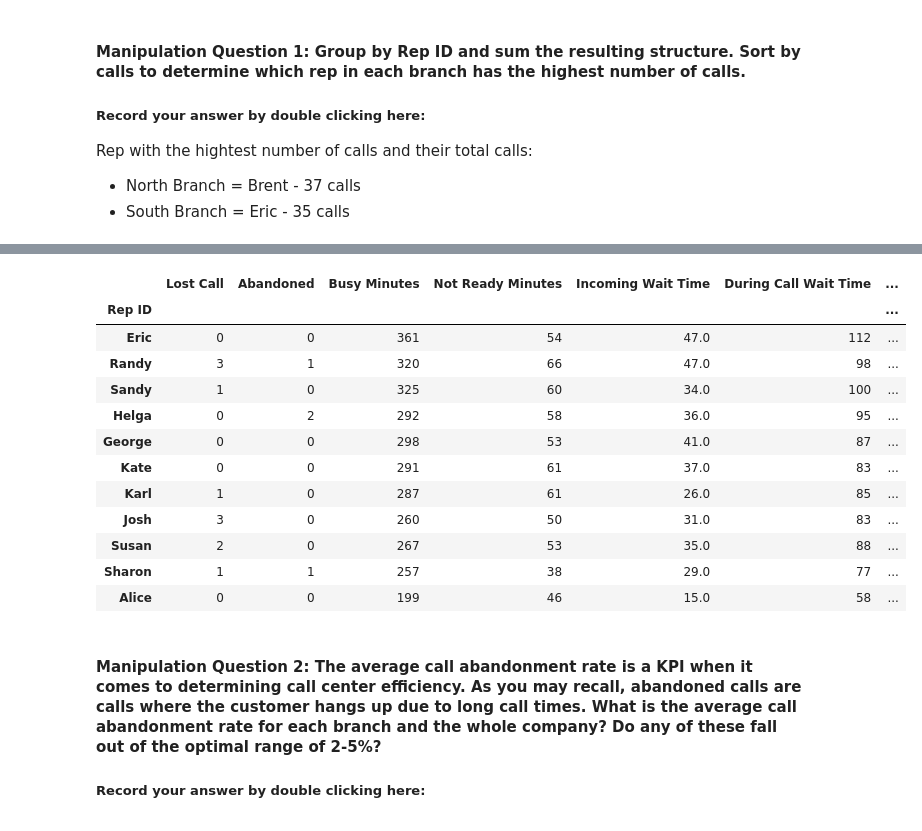
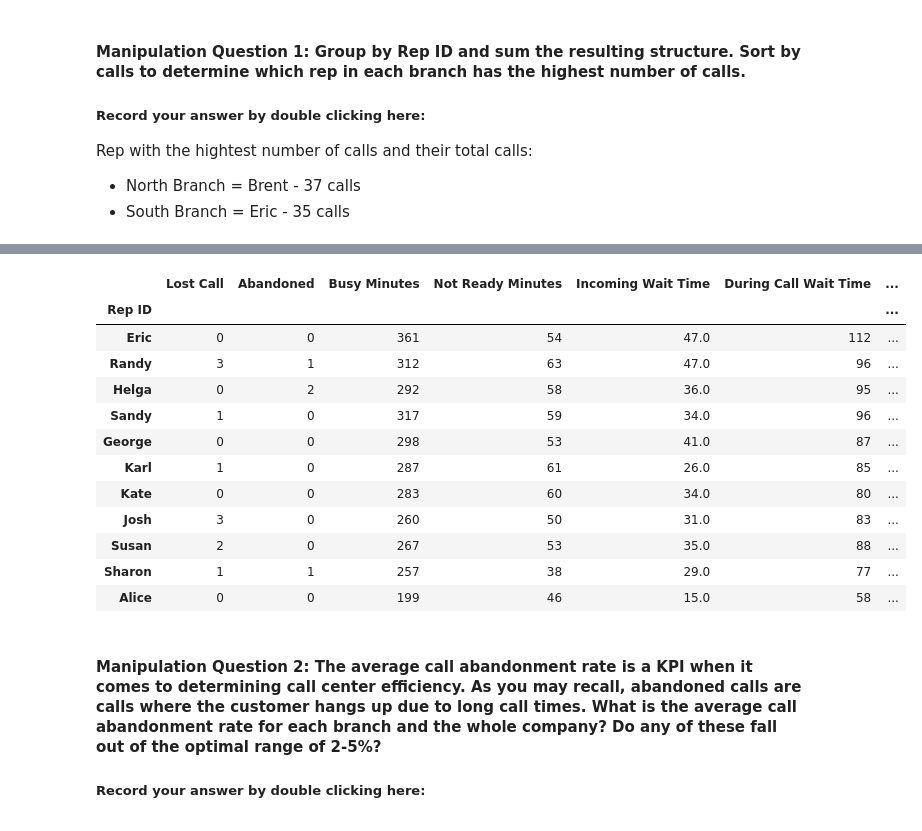
Before and after one commit to pamkellerman/call-center-cleanup-assignment, a Jupyter notebook: Call_Center_Cleanup.ipynb, the cells around one changed output, grey strips where cells are left out. Cells and saved outputs as stored; diff of their text form; code cells hidden in the pictures.

```diff
--- a/Call_Center_Cleanup.ipynb
+++ b/Call_Center_Cleanup.ipynb
@@ -422,0 +437,2 @@ new_south_df
+# %%
+south2_df = new_south_df.drop_duplicates()
@@ -471,15 +490,15 @@ new_north_df.groupby("Rep ID").sum().sort_values(by='Calls', ascending=False)
 # %%
-new_south_df.groupby("Rep ID").sum().sort_values(by='Calls', ascending=False)
+south2_df.groupby("Rep ID").sum().sort_values(by='Calls', ascending=False)
 # %% [output]
 |  | Lost Call | Abandoned | Busy Minutes | Not Ready Minutes | Incoming Wait Time | During Call Wait Time | ... |
 | Rep ID |  |  |  |  |  |  | ... |
 | Eric | 0 | 0 | 361 | 54 | 47.0 | 112 | ... |
-| Randy | 3 | 1 | 320 | 66 | 47.0 | 98 | ... |
-| Sandy | 1 | 0 | 325 | 60 | 34.0 | 100 | ... |
+| Randy | 3 | 1 | 312 | 63 | 47.0 | 96 | ... |
 | Helga | 0 | 2 | 292 | 58 | 36.0 | 95 | ... |
+| Sandy | 1 | 0 | 317 | 59 | 34.0 | 96 | ... |
 | George | 0 | 0 | 298 | 53 | 41.0 | 87 | ... |
-| Kate | 0 | 0 | 291 | 61 | 37.0 | 83 | ... |
 | Karl | 1 | 0 | 287 | 61 | 26.0 | 85 | ... |
+| Kate | 0 | 0 | 283 | 60 | 34.0 | 80 | ... |
 | Josh | 3 | 0 | 260 | 50 | 31.0 | 83 | ... |
 | Susan | 2 | 0 | 267 | 53 | 35.0 | 88 | ... |
 | Sharon | 1 | 1 | 257 | 38 | 29.0 | 77 | ... |
```
Also changed, not shown: parts of 24 cells of this notebook.
